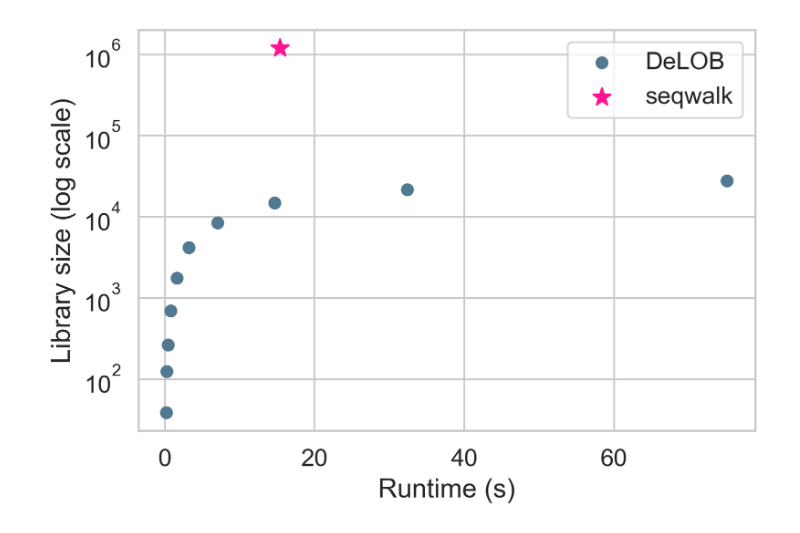
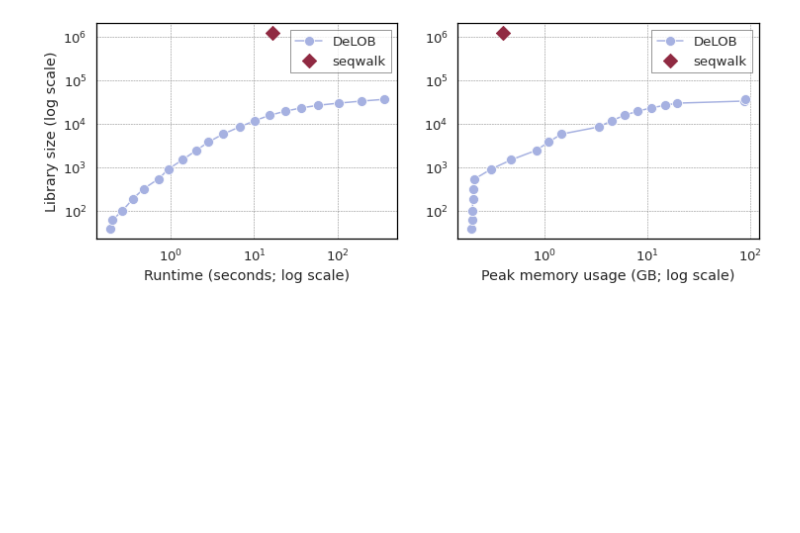
Before and after one commit to ggdna/seqwalk_paper_reproducibility, a Jupyter notebook: DeLOB_benchmarking_pretty_plots.ipynb, the cells around one changed output. Cells and saved outputs as stored; diff of their text form; code cells hidden in the pictures; blank space fills up the shorter version.

```diff
--- a/DeLOB_benchmarking_pretty_plots.ipynb
+++ b/DeLOB_benchmarking_pretty_plots.ipynb
@@ -12,21 +10,48 @@ plt.show()
-# %%
-SW_size = 1198372
-SW_time = 15.3595552444458
-
-
-sns.set(style='whitegrid', font_scale=1.2)
-
-sns.scatterplot(data=res_df,
-             x="Total time",
-             y="Library size")
-plt.scatter(x=res_df["Total time"], y=res_df["Library size"],
-            color='#517a92', label='DeLOB')
-plt.scatter(SW_time, SW_size, color="#ff1493", marker="*", s=100, label='seqwalk')
-plt.yscale('log')
-plt.ylabel('Library size (log scale)')
-plt.xlabel('Runtime (s)')
-plt.legend()
-plt.show()
-# %% [output]
-[figure, removed]
+# %%
+rcParams['figure.figsize'] = (12, 4)
+rcParams['axes.edgecolor'] = 'black'
+fig, axs = plt.subplots(1, 2)
+
+
+sns.set(style='whitegrid', font_scale=1.2)
+
+sns.lineplot(data=delob_df,
+             x="Total time",
+             y="Library size", c='#a6b1e1',
+             marker='o', markersize=10, label='DeLOB', ax=axs[0])
+# plt.scatter(x=res_df["Total time"], y=res_df["Library size"],
+#             color='#517a92', label='DeLOB')
+axs[0].scatter(seqwalk_df['Time (s)'], seqwalk_df['Library size'],
+            color="#902a42", marker="D",
+            s=100, label='seqwalk')
+axs[0].grid(color='grey', linestyle='dashed', linewidth=0.5)
+
+axs[0].set_yscale('log')
+axs[0].set_xscale('log')
+axs[0].set_ylabel('Library size (log scale)')
+axs[0].set_xlabel('Runtime (seconds; log scale)')
+legend = axs[0].legend(fancybox=False, edgecolor='black')
+legend.get_frame().set_linewidth(.5)
+
+# sns.move_legend(axs[0], "upper left", bbox_to_anchor=(2.25, 1.03), title='Design tool')
+
+sns.lineplot(data=delob_df,
+             x="Peak memory usage (GB)",
+             y="Library size", c='#a6b1e1', label='DeLOB',
+             marker='o', markersize=10, legend=False, ax=axs[1])
+
+axs[1].scatter(seqwalk_df['Memory usage (GB)'], seqwalk_df['Library size'],
+            color="#902a42", marker="D",
+            s=100, label='seqwalk')
+
+axs[1].grid(color='grey', linestyle='dashed', linewidth=0.5)
+axs[1].set_yscale('log')
+axs[1].set_xscale('log')
+axs[1].set_ylabel('')
+axs[1].set_xlabel('Peak memory usage (GB; log scale)')
+legend = axs[1].legend(fancybox=False, edgecolor='black')
+legend.get_frame().set_linewidth(.5)
+plt.show()
+# %% [output]
+[figure, added]
 # %%
```
Also changed, not shown: parts of 5 cells of this notebook, 4 other files.
